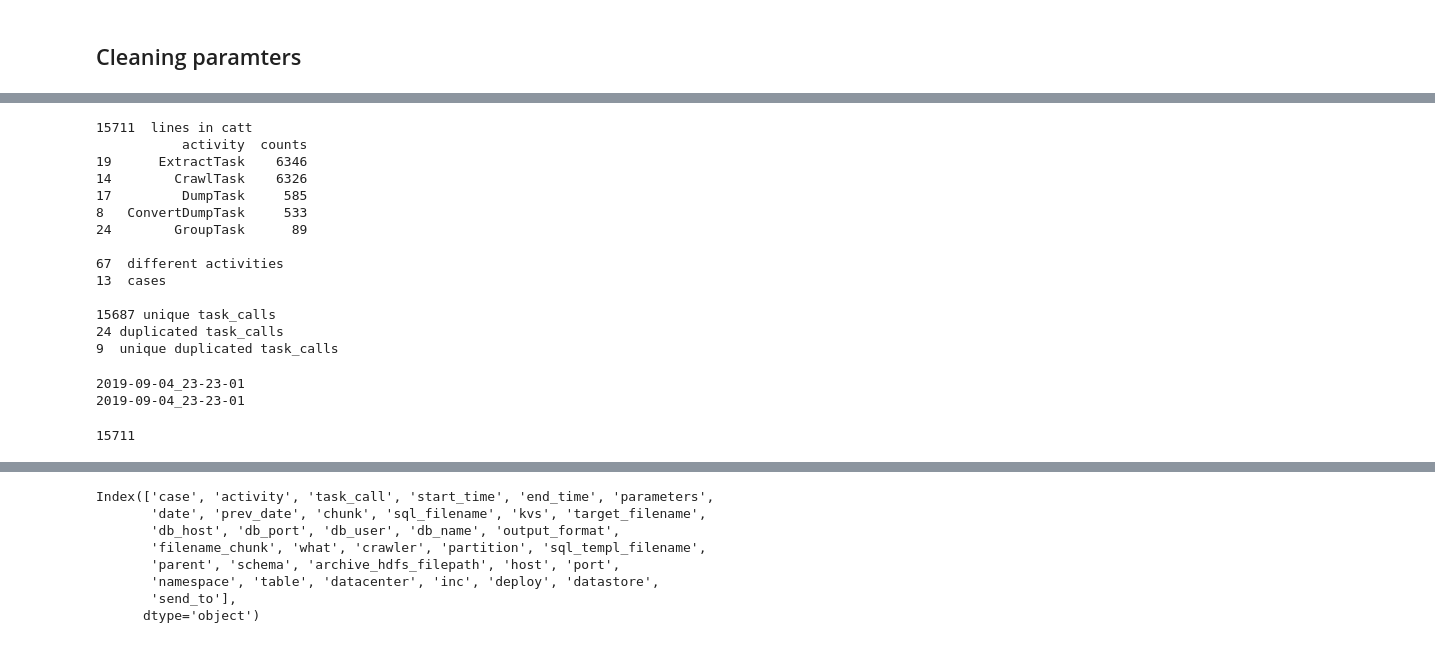
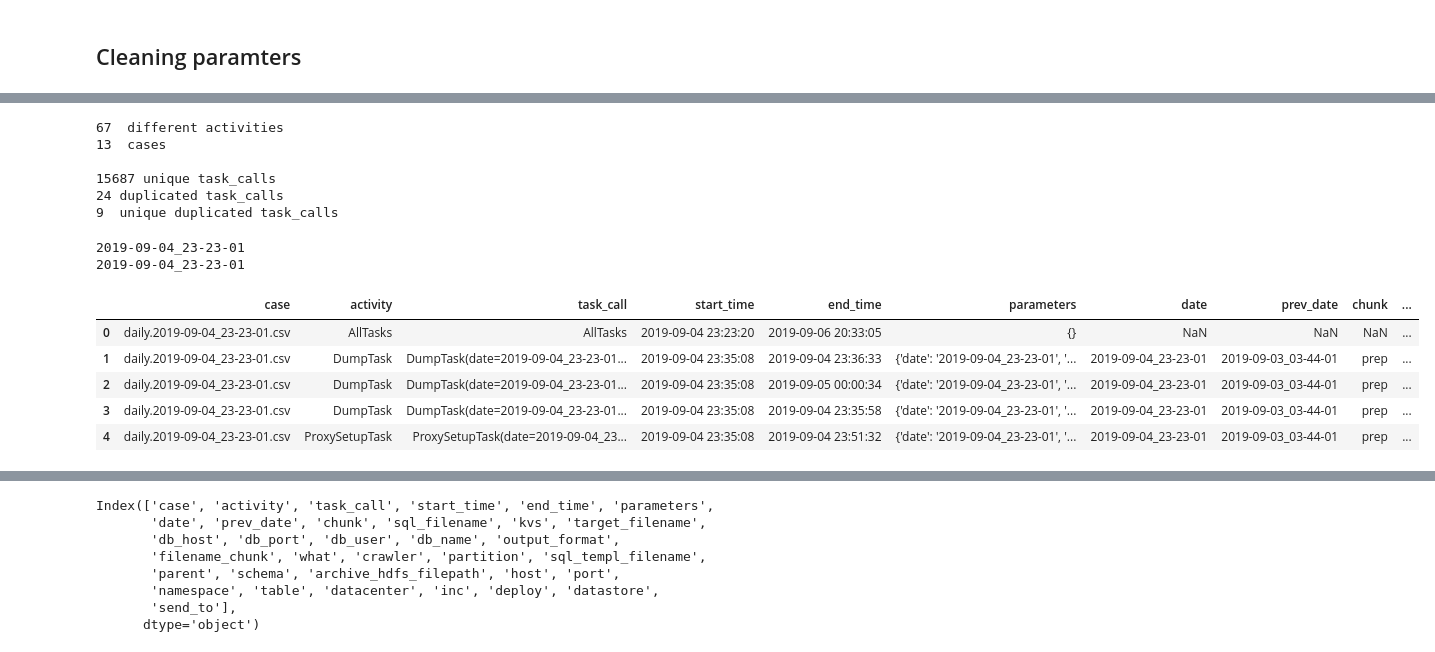
Before and after one commit to andreamalhera/perfSky, a Jupyter notebook: notebooks/logsToCatts.ipynb, the cells around one changed output, grey strips where cells are left out. Cells and saved outputs as stored; diff of their text form; code cells hidden in the pictures.

```diff
--- a/notebooks/logsToCatts.ipynb
+++ b/notebooks/logsToCatts.ipynb
@@ -297,11 +289,4 @@ print(task_calls.head())
 # %%
-counts = task_calls.groupby(['activity']).size().reset_index(name='counts').sort_values(by=['counts'], ascending=False)
-counts = counts.sort_values(by=['counts'], ascending = False)
-print(len(task_calls),' lines in catt')
-print(counts.head(), '\n')
-
-#appended = appended.head(100)
-#len(appended)
 unique_act = task_calls['activity'].unique().tolist()
 print(len(unique_act), ' different activities')
 
@@ -317,14 +302,6 @@ dfObj = pd.DataFrame(task_calls, columns=['case','task_call','activity','start_t
 duplicated_task_calls = dfObj[dfObj.duplicated(['case','task_call','end_time'])].sort_values(by=['task_call'])['task_call'].unique().tolist()
 print(len(duplicated_task_calls),' unique duplicated task_calls')
 # %% [output]
-15711  lines in catt
-           activity  counts
-19      ExtractTask    6346
-14        CrawlTask    6326
-17         DumpTask     585
-8   ConvertDumpTask     533
-24        GroupTask      89
-
 67  different activities
 13  cases
 
@@ -389,8 +368,13 @@ pd.set_option('display.max_colwidth', -1)
 # %%
 pd.set_option('display.max_columns', None)
 
 expanded_params = pd.concat([task_calls[:], task_calls['parameters'].apply(pd.Series)], axis=1)
 len(expanded_params)
-#expanded_params.head()
+expanded_params.head()
 # %% [output]
-15711
+|  | case | activity | task_call | start_time | end_time | parameters | date | prev_date | chunk | ... |
+| 0 | daily.2019-09-04_23-23-01.csv | AllTasks | AllTasks | 2019-09-04 23:23:20 | 2019-09-06 20:33:05 | {} | NaN | NaN | NaN | ... |
+| 1 | daily.2019-09-04_23-23-01.csv | DumpTask | DumpTask(date=2019-09-04_23-23-01... | 2019-09-04 23:35:08 | 2019-09-04 23:36:33 | {'date': '2019-09-04_23-23-01', '... | 2019-09-04_23-23-01 | 2019-09-03_03-44-01 | prep | ... |
+| 2 | daily.2019-09-04_23-23-01.csv | DumpTask | DumpTask(date=2019-09-04_23-23-01... | 2019-09-04 23:35:08 | 2019-09-05 00:00:34 | {'date': '2019-09-04_23-23-01', '... | 2019-09-04_23-23-01 | 2019-09-03_03-44-01 | prep | ... |
+| 3 | daily.2019-09-04_23-23-01.csv | DumpTask | DumpTask(date=2019-09-04_23-23-01... | 2019-09-04 23:35:08 | 2019-09-04 23:35:58 | {'date': '2019-09-04_23-23-01', '... | 2019-09-04_23-23-01 | 2019-09-03_03-44-01 | prep | ... |
+| 4 | daily.2019-09-04_23-23-01.csv | ProxySetupTask | ProxySetupTask(date=2019-09-04_23... | 2019-09-04 23:35:08 | 2019-09-04 23:51:32 | {'date': '2019-09-04_23-23-01', '... | 2019-09-04_23-23-01 | 2019-09-03_03-44-01 | prep | ... |
```
Also changed, not shown: parts of 22 cells of this notebook.
